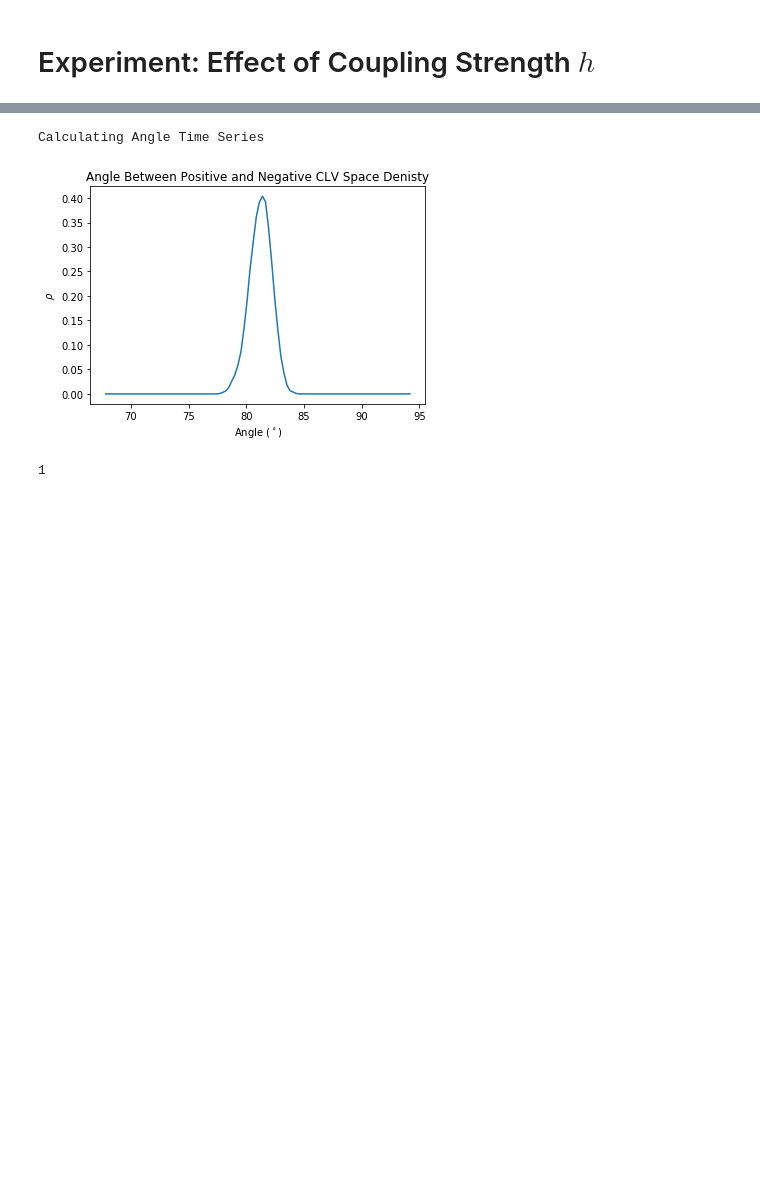
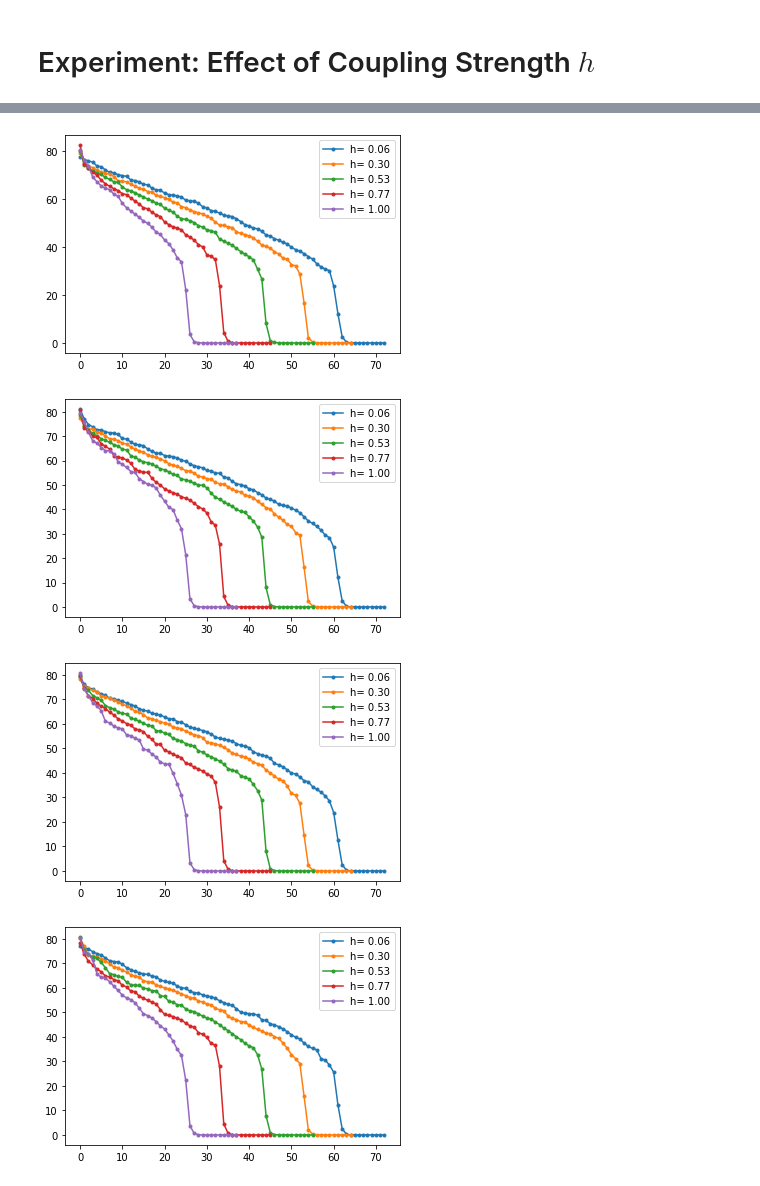
Before and after one commit to CalvinNesbitt/Lorenz-96-Two-Layer, a Jupyter notebook: Coupling-Effect.ipynb, the cells around one changed output, grey strips where cells are left out. Saved outputs shown, nothing was run; the diff lists cells and outputs as text; code cells hidden in the pictures; blank space fills up the shorter version.

```diff
--- a/Coupling-Effect.ipynb
+++ b/Coupling-Effect.ipynb
@@ -152,6 +72,0 @@ NameError: name 'processedData' is not defined
-# %%
-for i, angle in enumerate(bangles):
-    h = processedData[i].attrs['h']
-    plt.plot(np.rad2deg(angle), label = f'h = {h:.2f}')
-
-plt.legend()
@@ -161,9 +72,0 @@ plt.legend()
-# %%
-# Quick look at how the max positive LE indexchanges
-for data in processedData:
-    h, kd = data.attrs['h'], data.kd
-    plt.plot(h, kd, '*b')
-    print(f'h = {h}, kd = {kd}.\n')
-plt.xlabel('h')
-plt.ylabel('$k_d$')
-plt.title('Index of Smallest Positive CLE')
@@ -187,18 +72,0 @@ processed_long = processData(long_run_data)
-# %%
-langles = angle_calculator(processed_long.samples.CLV, processed_long.kd)
-# %% [output]
-Calculating Angle Time Series
-# %%
-angle = np.rad2deg(langles)
-x_d = np.linspace(min(angle) - 10, max(angle) + 10, 100) # Grid we evaluate PDF on
-kde = gaussian_kde(angle) # KDE. Using Gaussian kernels with default bandwidth, don't know how it decided bw?
-pdf = kde.evaluate(x_d)
-plt.plot(x_d, pdf)
-plt.title('Angle Between Positive and Negative CLV Space Denisty')
-plt.xlabel('Angle ($^\\circ$)')
-plt.ylabel('$\\rho$')
-plt.show()
-print(processed_long.attrs['h'])
-# %% [output]
-[figure, removed]
-1
@@ -204,0 +81,20 @@ print(processed_long.attrs['h'])
+# %%
+def principle_angles(CLV, kd):
+    """Calculate angle between stable and unstable manifold for given CLVs
+    param, CLV, xarray of CLVs.
+    param, kd, last positive le_index"""
+    unstable_manifold = CLV.sel(le_index = slice (CLV.le_index.min().item(), kd) )
+    stable_manifold = CLV.sel(le_index = slice (kd + 1, CLV.le_index.max().item()) )
+    return subspace_angles(unstable_manifold, stable_manifold)
+# %%
+for i in range(150, 160):
+    for data in h_experiment:
+        k_d = data.k_d
+        plt.plot(np.rad2deg(principle_angles(data.CLV[i], 205)), '.-', label=f'h= {data.h:.2f}')
+        plt.legend()
+    plt.show()
+# %% [output]
+[figure, added]
+[figure, added]
+[figure, added]
+[figure, added]
```
Also changed, not shown: parts of 101 cells of this notebook, 9 other files.
